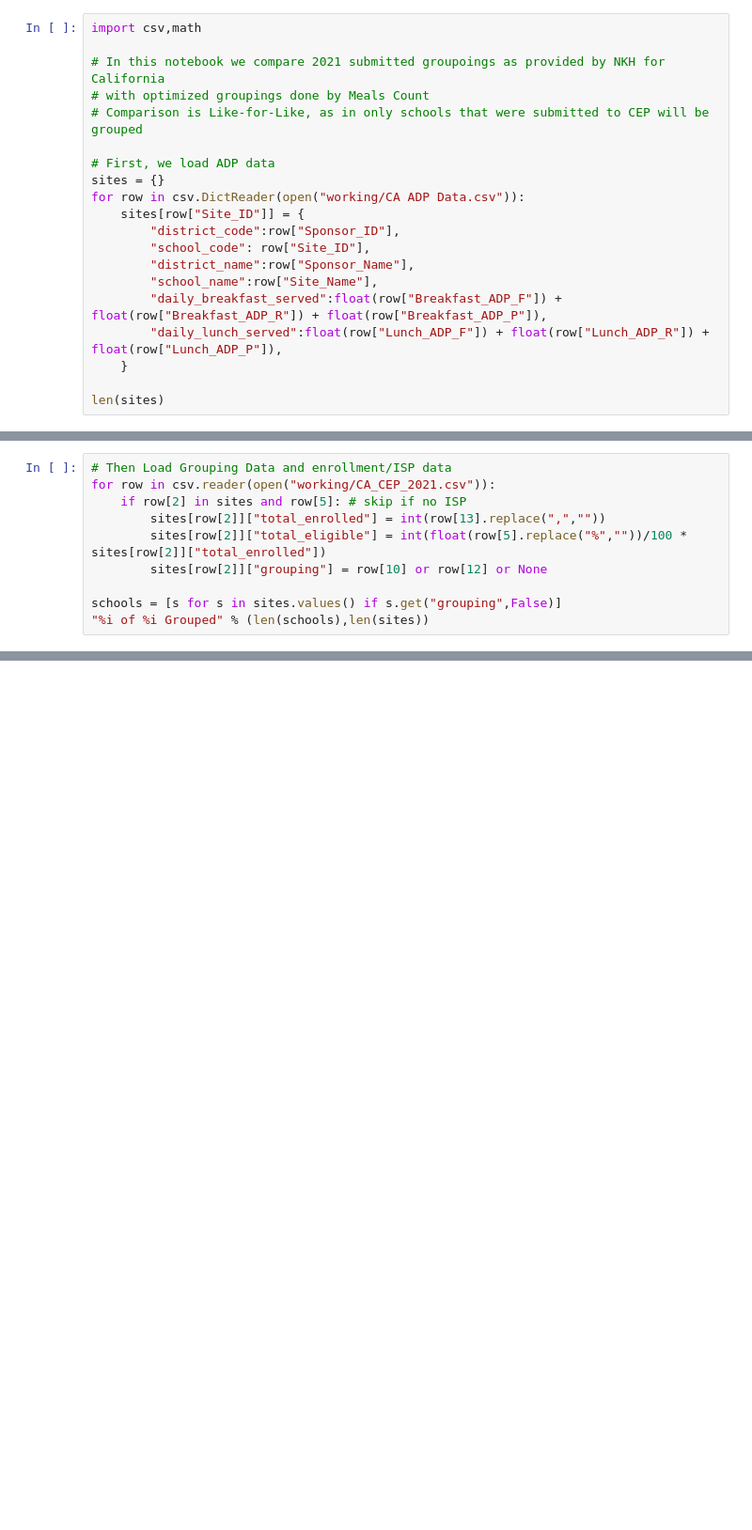
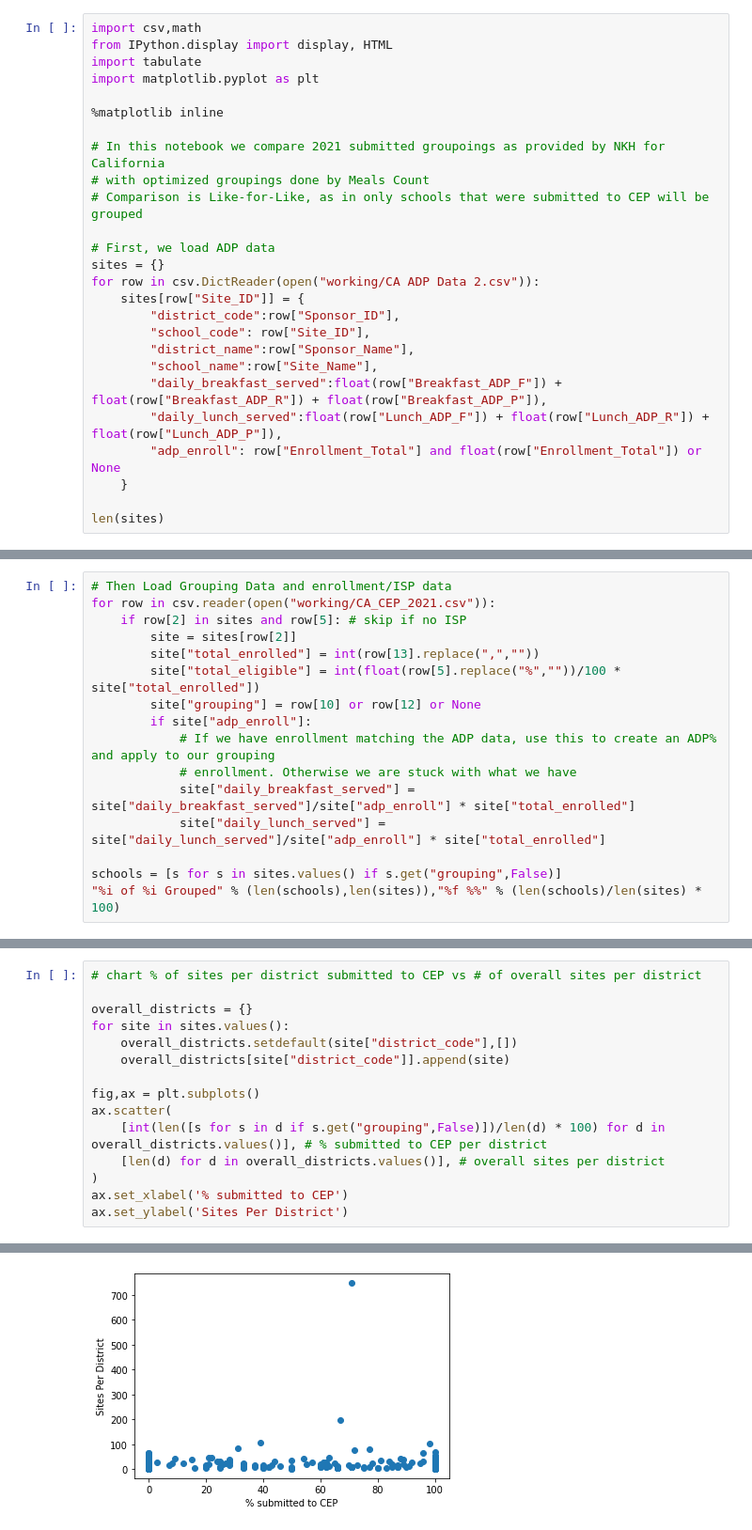
Before and after one commit to opensandiego/mealscount-backend, a Jupyter notebook: CA_ADP_2021_Compare.ipynb, the cells around one changed output, grey strips where cells are left out. Shown at 94% size. Drawn from its saved outputs; the diff is of its cells as text; blank space fills up the shorter version.

```diff
--- a/CA_ADP_2021_Compare.ipynb
+++ b/CA_ADP_2021_Compare.ipynb
@@ -1,5 +1,10 @@
 # %%
 import csv,math
+from IPython.display import display, HTML
+import tabulate
+import matplotlib.pyplot as plt
+
+%matplotlib inline
 
 # In this notebook we compare 2021 submitted groupoings as provided by NKH for California
 # with optimized groupings done by Meals Count
@@ -7,7 +12,7 @@ import csv,math
 
 # First, we load ADP data
 sites = {}
-for row in csv.DictReader(open("working/CA ADP Data.csv")):
+for row in csv.DictReader(open("working/CA ADP Data 2.csv")):
     sites[row["Site_ID"]] = {
         "district_code":row["Sponsor_ID"],
         "school_code": row["Site_ID"],
@@ -15,6 +20,7 @@ for row in csv.DictReader(open("working/CA ADP Data.csv")):
         "school_name":row["Site_Name"],
         "daily_breakfast_served":float(row["Breakfast_ADP_F"]) + float(row["Breakfast_ADP_R"]) + float(row["Breakfast_ADP_P"]),
         "daily_lunch_served":float(row["Lunch_ADP_F"]) + float(row["Lunch_ADP_R"]) + float(row["Lunch_ADP_P"]),
+        "adp_enroll": row["Enrollment_Total"] and float(row["Enrollment_Total"]) or None
     }
 
 len(sites)
@@ -22,9 +35,15 @@ len(sites)
 # Then Load Grouping Data and enrollment/ISP data
 for row in csv.reader(open("working/CA_CEP_2021.csv")):
     if row[2] in sites and row[5]: # skip if no ISP
-        sites[row[2]]["total_enrolled"] = int(row[13].replace(",",""))
-        sites[row[2]]["total_eligible"] = int(float(row[5].replace("%",""))/100 * sites[row[2]]["total_enrolled"])
-        sites[row[2]]["grouping"] = row[10] or row[12] or None
+        site = sites[row[2]]
+        site["total_enrolled"] = int(row[13].replace(",",""))
+        site["total_eligible"] = int(float(row[5].replace("%",""))/100 * site["total_enrolled"])
+        site["grouping"] = row[10] or row[12] or None
+        if site["adp_enroll"]:
+            # If we have enrollment matching the ADP data, use this to create an ADP% and apply to our grouping
+            # enrollment. Otherwise we are stuck with what we have
+            site["daily_breakfast_served"] = site["daily_breakfast_served"]/site["adp_enroll"] * site["total_enrolled"]
+            site["daily_lunch_served"] = site["daily_lunch_served"]/site["adp_enroll"] * site["total_enrolled"]
 
 schools = [s for s in sites.values() if s.get("grouping",False)]
-"%i of %i Grouped" % (len(schools),len(sites))
+"%i of %i Grouped" % (len(schools),len(sites)),"%f %%" % (len(schools)/len(sites) * 100)
@@ -30,0 +52,16 @@ schools = [s for s in sites.values() if s.get("grouping",False)]
+# %%
+# chart % of sites per district submitted to CEP vs # of overall sites per district
+
+overall_districts = {}
+for site in sites.values():
+    overall_districts.setdefault(site["district_code"],[])
+    overall_districts[site["district_code"]].append(site)
+
+fig,ax = plt.subplots()
+ax.scatter(
+    [int(len([s for s in d if s.get("grouping",False)])/len(d) * 100) for d in overall_districts.values()], # % submitted to CEP per district
+    [len(d) for d in overall_districts.values()], # overall sites per district
+)
+ax.set_xlabel('% submitted to CEP')
+ax.set_ylabel('Sites Per District')
+# %% [output]
@@ -31 +69,2 @@ schools = [s for s in sites.values() if s.get("grouping",False)]
+[figure, added]
 # %%
```
Also changed, not shown: parts of 34 cells of this notebook, 7 other files.
